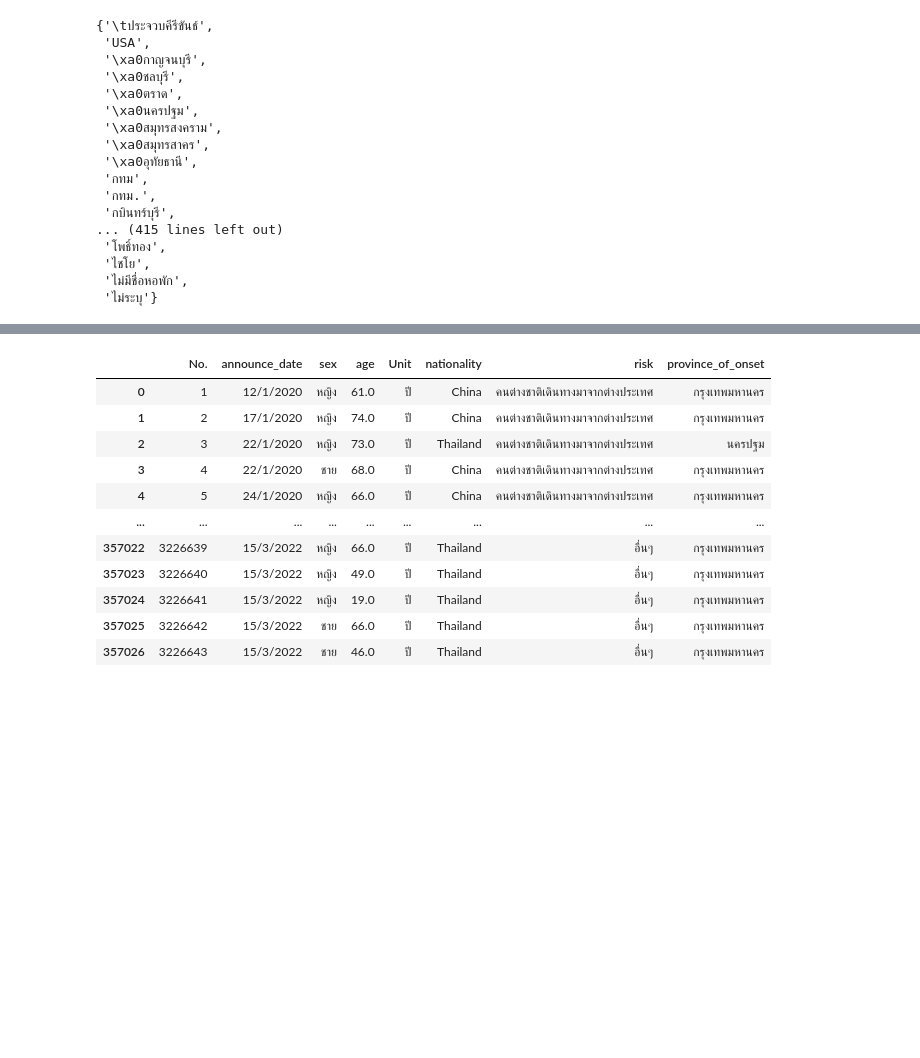
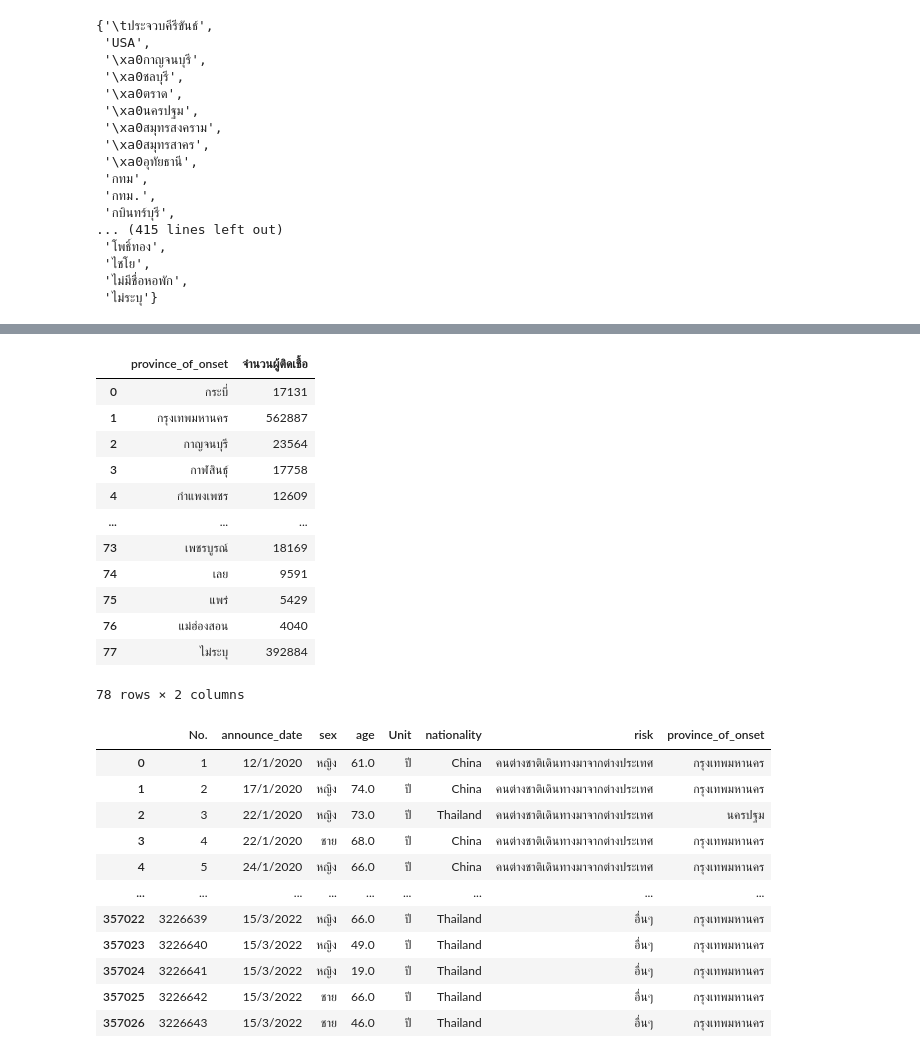
Before and after one commit to Jiraporn-klobrat/data_viz_2022, a Jupyter notebook: Project.ipynb, the cells around one changed output, grey strips where cells are left out. Cells and saved outputs as stored; diff of their text form; code cells hidden in the pictures; blank space fills up the shorter version.

Commit message:
เพชรบุรีที่หายไป เจอแล้วนะ

```diff
--- a/Project.ipynb
+++ b/Project.ipynb
@@ -619,3 +683,20 @@ len(set(covid_data['province_of_onset']))
+# %%
+data_gb = covid_data.groupby('province_of_onset').size().reset_index(name='จำนวนผู้ติดเชื้อ')  ### สร้างตารางที่รวมจำนวนผู้ป่วยในแต่ละจังหวัด
+data_gb
+# %% [output]
+|  | province_of_onset | จำนวนผู้ติดเชื้อ |
+| 0 | กระบี่ | 17131 |
+| 1 | กรุงเทพมหานคร | 562887 |
+| 2 | กาญจนบุรี | 23564 |
+| 3 | กาฬสินธุ์ | 17758 |
+| 4 | กำแพงเพชร | 12609 |
+| ... | ... | ... |
+| 73 | เพชรบูรณ์ | 18169 |
+| 74 | เลย | 9591 |
+| 75 | แพร่ | 5429 |
+| 76 | แม่ฮ่องสอน | 4040 |
+| 77 | ไม่ระบุ | 392884 |
+78 rows × 2 columns
 # %%
 covid_dropped = covid_data.dropna() #drop ค่าว่างออกจากตาราง
 # %%
```
Also changed, not shown: parts of 20 cells of this notebook.
